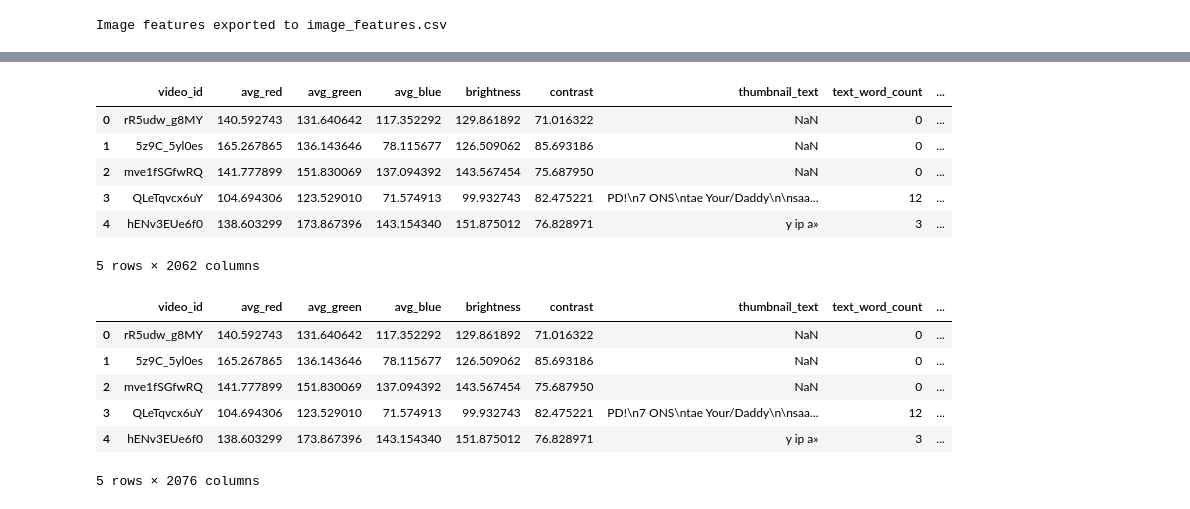
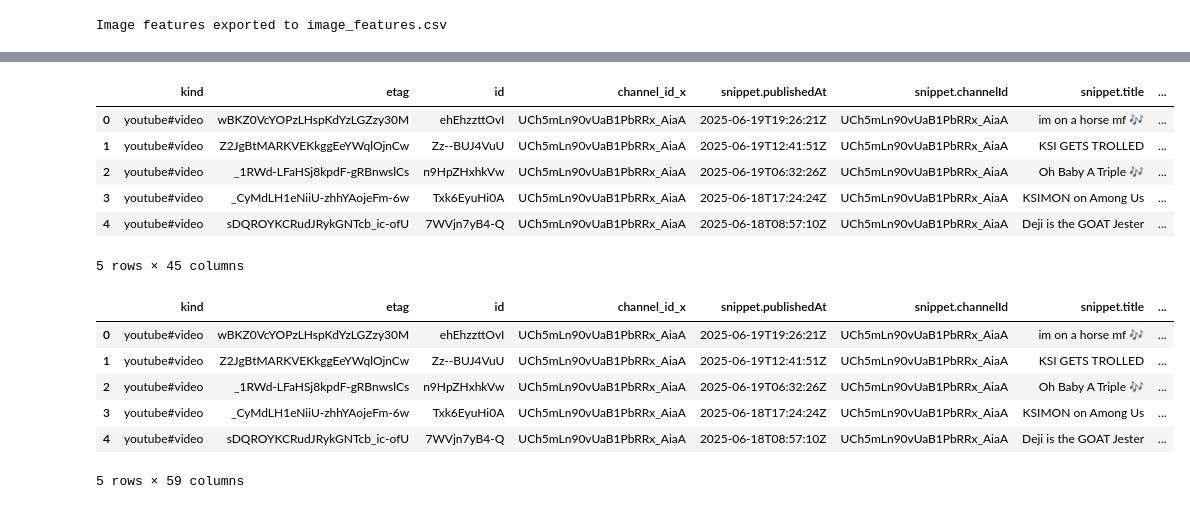
Before and after one commit to rithikkulkarni/Video-Virality, a Jupyter notebook: notebooks/feature_extraction.ipynb, the cells around one changed output, grey strips where cells are left out. Drawn from its saved outputs; the diff is of its cells as text; code cells hidden in the pictures.

```diff
--- a/notebooks/feature_extraction.ipynb
+++ b/notebooks/feature_extraction.ipynb
@@ -284,7 +110,7 @@ full_df.to_csv("video_details_v4.csv", index=False)
 # Load the CSV
 import pandas as pd
 
-url = "https://raw.githubusercontent.com/rithikkulkarni/Video-Virality/refs/heads/main/data/video_details_v4.csv"
+url = "https://raw.githubusercontent.com/rithikkulkarni/Video-Virality/refs/heads/main/data/video_details_v2.csv"
 df = pd.read_csv(url)
 df.head()
 # %% [output]
@@ -361,15 +187,15 @@ title_df.head()
 # %%
 # Merge to add title column
-df = pd.merge(df, title_df, left_on='video_id', right_on='video_id', how='left')
+df = pd.merge(df, title_df, left_on='id', right_on='video_id', how='left')
 df.head()
 # %% [output]
-|  | video_id | avg_red | avg_green | avg_blue | brightness | contrast | thumbnail_text | text_word_count | ... |
-| 0 | rR5udw_g8MY | 140.592743 | 131.640642 | 117.352292 | 129.861892 | 71.016322 | NaN | 0 | ... |
-| 1 | 5z9C_5yl0es | 165.267865 | 136.143646 | 78.115677 | 126.509062 | 85.693186 | NaN | 0 | ... |
-| 2 | mve1fSGfwRQ | 141.777899 | 151.830069 | 137.094392 | 143.567454 | 75.687950 | NaN | 0 | ... |
-| 3 | QLeTqvcx6uY | 104.694306 | 123.529010 | 71.574913 | 99.932743 | 82.475221 | PD!\n7 ONS\ntae Your/Daddy\n\nsaa... | 12 | ... |
-| 4 | hENv3EUe6f0 | 138.603299 | 173.867396 | 143.154340 | 151.875012 | 76.828971 | y ip a» | 3 | ... |
+|  | kind | etag | id | channel_id_x | snippet.publishedAt | snippet.channelId | snippet.title | ... |
+| 0 | youtube#video | wBKZ0VcYOPzLHspKdYzLGZzy30M | ehEhzzttOvI | UCh5mLn90vUaB1PbRRx_AiaA | 2025-06-19T19:26:21Z | UCh5mLn90vUaB1PbRRx_AiaA | im on a horse mf 🎶 | ... |
+| 1 | youtube#video | Z2JgBtMARKVEKkggEeYWqlOjnCw | Zz--BUJ4VuU | UCh5mLn90vUaB1PbRRx_AiaA | 2025-06-19T12:41:51Z | UCh5mLn90vUaB1PbRRx_AiaA | KSI GETS TROLLED | ... |
+| 2 | youtube#video | _1RWd-LFaHSj8kpdF-gRBnwslCs | n9HpZHxhkVw | UCh5mLn90vUaB1PbRRx_AiaA | 2025-06-19T06:32:26Z | UCh5mLn90vUaB1PbRRx_AiaA | Oh Baby A Triple 🎶 | ... |
+| 3 | youtube#video | _CyMdLH1eNiiU-zhhYAojeFm-6w | Txk6EyuHi0A | UCh5mLn90vUaB1PbRRx_AiaA | 2025-06-18T17:24:24Z | UCh5mLn90vUaB1PbRRx_AiaA | KSIMON on Among Us | ... |
+| 4 | youtube#video | sDQROYKCRudJRykGNTcb_ic-ofU | 7WVjn7yB4-Q | UCh5mLn90vUaB1PbRRx_AiaA | 2025-06-18T08:57:10Z | UCh5mLn90vUaB1PbRRx_AiaA | Deji is the GOAT Jester | ... |
-5 rows × 2062 columns
+5 rows × 45 columns
 # %%
 # Apply the extraction function to all titles
 title_feature_df = df["title"].apply(extract_title_features).apply(pd.Series)
@@ -378,10 +204,10 @@ title_feature_df = df["title"].apply(extract_title_features).apply(pd.Series)
 df = pd.concat([df, title_feature_df], axis=1)
 df.head()
 # %% [output]
-|  | video_id | avg_red | avg_green | avg_blue | brightness | contrast | thumbnail_text | text_word_count | ... |
-| 0 | rR5udw_g8MY | 140.592743 | 131.640642 | 117.352292 | 129.861892 | 71.016322 | NaN | 0 | ... |
-| 1 | 5z9C_5yl0es | 165.267865 | 136.143646 | 78.115677 | 126.509062 | 85.693186 | NaN | 0 | ... |
-| 2 | mve1fSGfwRQ | 141.777899 | 151.830069 | 137.094392 | 143.567454 | 75.687950 | NaN | 0 | ... |
-| 3 | QLeTqvcx6uY | 104.694306 | 123.529010 | 71.574913 | 99.932743 | 82.475221 | PD!\n7 ONS\ntae Your/Daddy\n\nsaa... | 12 | ... |
-| 4 | hENv3EUe6f0 | 138.603299 | 173.867396 | 143.154340 | 151.875012 | 76.828971 | y ip a» | 3 | ... |
+|  | kind | etag | id | channel_id_x | snippet.publishedAt | snippet.channelId | snippet.title | ... |
+| 0 | youtube#video | wBKZ0VcYOPzLHspKdYzLGZzy30M | ehEhzzttOvI | UCh5mLn90vUaB1PbRRx_AiaA | 2025-06-19T19:26:21Z | UCh5mLn90vUaB1PbRRx_AiaA | im on a horse mf 🎶 | ... |
+| 1 | youtube#video | Z2JgBtMARKVEKkggEeYWqlOjnCw | Zz--BUJ4VuU | UCh5mLn90vUaB1PbRRx_AiaA | 2025-06-19T12:41:51Z | UCh5mLn90vUaB1PbRRx_AiaA | KSI GETS TROLLED | ... |
+| 2 | youtube#video | _1RWd-LFaHSj8kpdF-gRBnwslCs | n9HpZHxhkVw | UCh5mLn90vUaB1PbRRx_AiaA | 2025-06-19T06:32:26Z | UCh5mLn90vUaB1PbRRx_AiaA | Oh Baby A Triple 🎶 | ... |
+| 3 | youtube#video | _CyMdLH1eNiiU-zhhYAojeFm-6w | Txk6EyuHi0A | UCh5mLn90vUaB1PbRRx_AiaA | 2025-06-18T17:24:24Z | UCh5mLn90vUaB1PbRRx_AiaA | KSIMON on Among Us | ... |
+| 4 | youtube#video | sDQROYKCRudJRykGNTcb_ic-ofU | 7WVjn7yB4-Q | UCh5mLn90vUaB1PbRRx_AiaA | 2025-06-18T08:57:10Z | UCh5mLn90vUaB1PbRRx_AiaA | Deji is the GOAT Jester | ... |
-5 rows × 2076 columns
+5 rows × 59 columns
```
Also changed, not shown: parts of 44 cells of this notebook.
